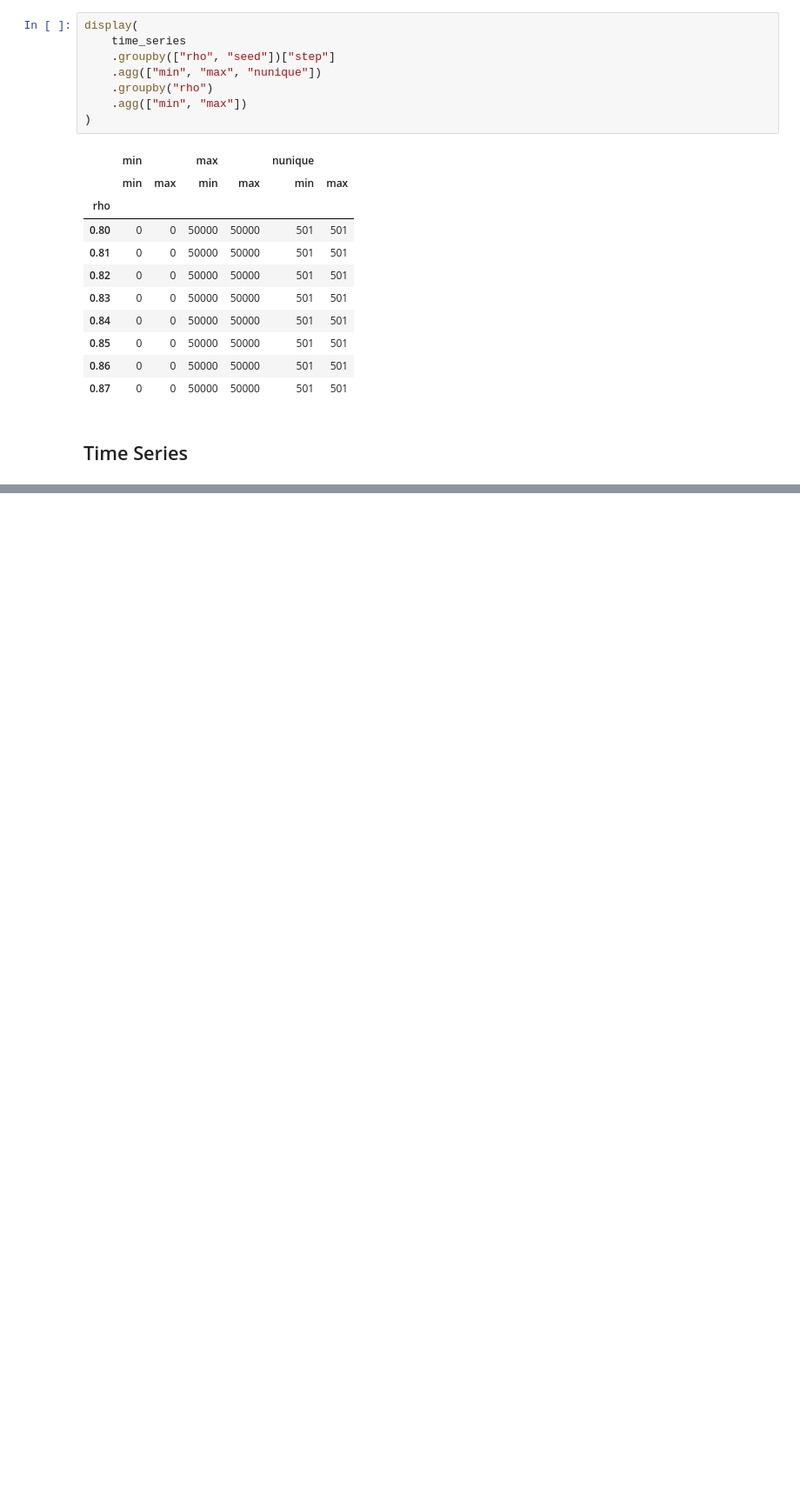
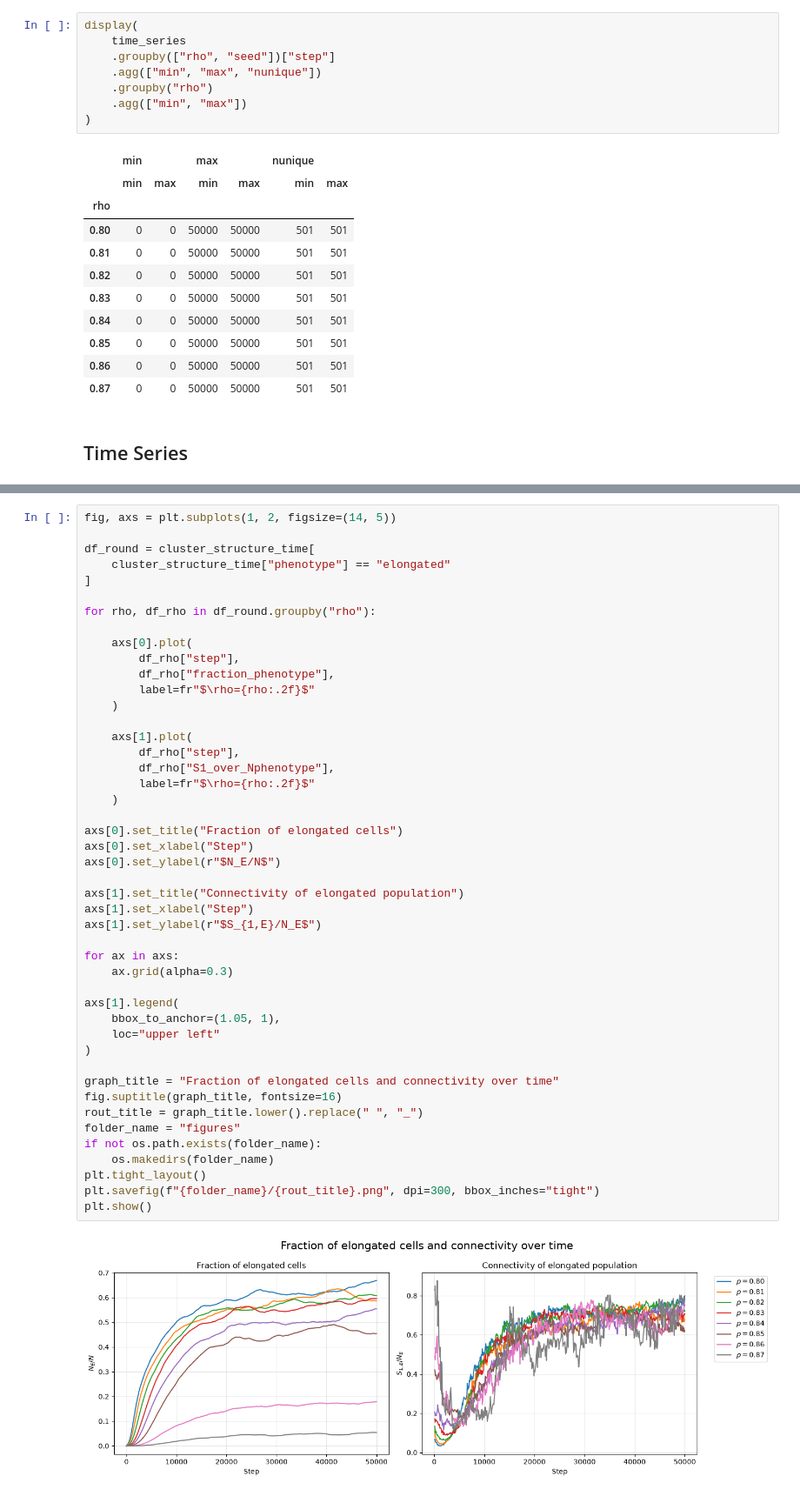
Before and after one commit to gonzaloangaut/oncostreams_analysis_triangular, a Jupyter notebook: clusters_analysis.ipynb, the cells around one changed output, grey strips where cells are left out. Shown at 87% size. Drawn from its saved outputs; the diff is of its cells as text; blank space fills up the shorter version.

```diff
--- a/clusters_analysis.ipynb
+++ b/clusters_analysis.ipynb
@@ -115,0 +234,48 @@ display(
+# %%
+fig, axs = plt.subplots(1, 2, figsize=(14, 5))
+
+df_round = cluster_structure_time[
+    cluster_structure_time["phenotype"] == "elongated"
+]
+
+for rho, df_rho in df_round.groupby("rho"):
+
+    axs[0].plot(
+        df_rho["step"],
+        df_rho["fraction_phenotype"],
+        label=fr"$\rho={rho:.2f}$"
+    )
+
+    axs[1].plot(
+        df_rho["step"],
+        df_rho["S1_over_Nphenotype"],
+        label=fr"$\rho={rho:.2f}$"
+    )
+
+axs[0].set_title("Fraction of elongated cells")
+axs[0].set_xlabel("Step")
+axs[0].set_ylabel(r"$N_E/N$")
+
+axs[1].set_title("Connectivity of elongated population")
+axs[1].set_xlabel("Step")
+axs[1].set_ylabel(r"$S_{1,E}/N_E$")
+
+for ax in axs:
+    ax.grid(alpha=0.3)
+
+axs[1].legend(
+    bbox_to_anchor=(1.05, 1),
+    loc="upper left"
+)
+
+graph_title = "Fraction of elongated cells and connectivity over time"
+fig.suptitle(graph_title, fontsize=16)
+rout_title = graph_title.lower().replace(" ", "_")
+folder_name = "figures"
+if not os.path.exists(folder_name):
+    os.makedirs(folder_name)
+plt.tight_layout()
+plt.savefig(f"{folder_name}/{rout_title}.png", dpi=300, bbox_inches="tight")
+plt.show()
+# %% [output]
+[figure, added]
```
Also changed, not shown: parts of 5 cells of this notebook, 3 other files.
